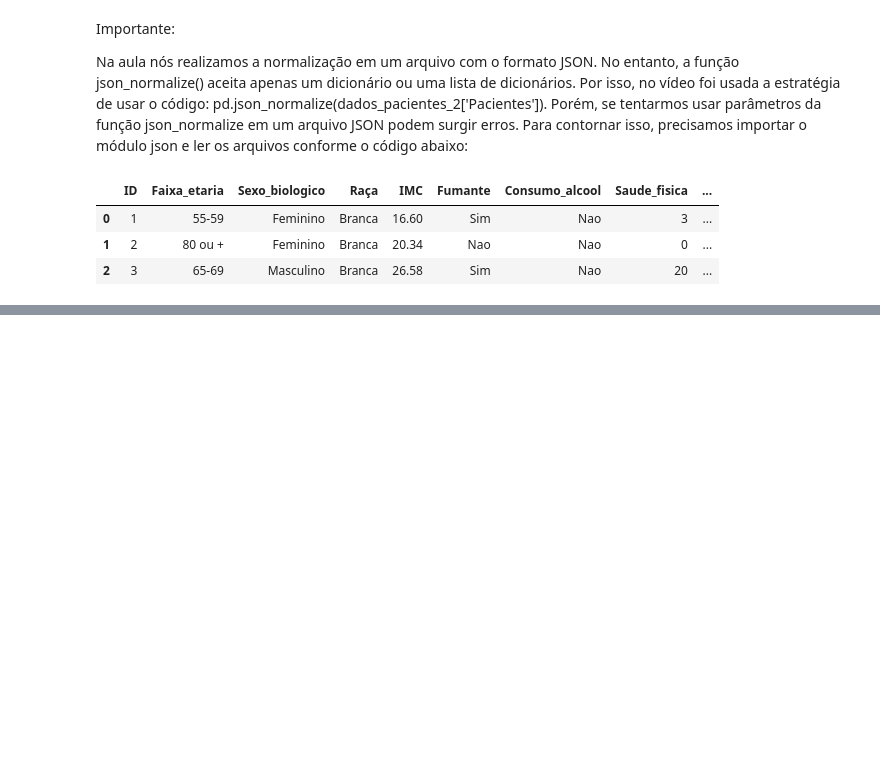
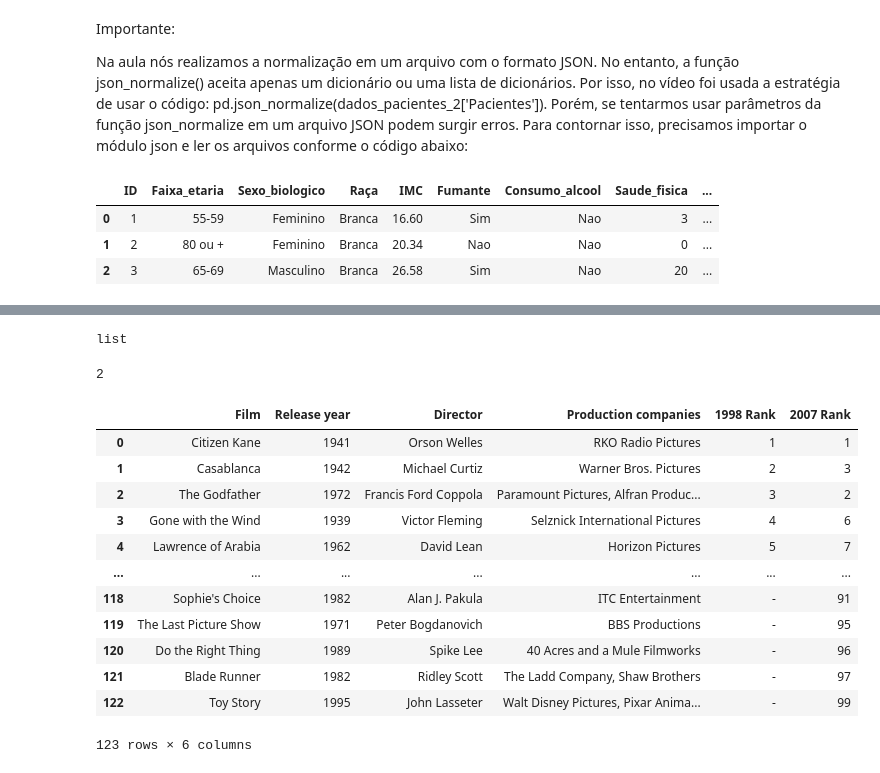
Before and after one commit to viniciusaze/python-ds, a Jupyter notebook: pandas_i_o.ipynb, the cells around one changed output, grey strips where cells are left out. Cells and saved outputs as stored; diff of their text form; code cells hidden in the pictures; blank space fills up the shorter version.

```diff
--- a/pandas_i_o.ipynb
+++ b/pandas_i_o.ipynb
@@ -316,0 +319,3 @@ pd.read_json('/content/historico_pacientes_normalizado.json')
+# %%
+dados_html = pd.read_html('/content/filmes.html')
+dados_html
@@ -316,0 +340,25 @@ pd.read_json('/content/historico_pacientes_normalizado.json')
+# %%
+type(dados_html)
+# %% [output]
+list
+# %%
+len(dados_html)
+# %% [output]
+2
+# %%
+top_filmes = dados_html[1]
+top_filmes
+# %% [output]
+|  | Film | Release year | Director | Production companies | 1998 Rank | 2007 Rank |
+| 0 | Citizen Kane | 1941 | Orson Welles | RKO Radio Pictures | 1 | 1 |
+| 1 | Casablanca | 1942 | Michael Curtiz | Warner Bros. Pictures | 2 | 3 |
+| 2 | The Godfather | 1972 | Francis Ford Coppola | Paramount Pictures, Alfran Produc... | 3 | 2 |
+| 3 | Gone with the Wind | 1939 | Victor Fleming | Selznick International Pictures | 4 | 6 |
+| 4 | Lawrence of Arabia | 1962 | David Lean | Horizon Pictures | 5 | 7 |
+| ... | ... | ... | ... | ... | ... | ... |
+| 118 | Sophie's Choice | 1982 | Alan J. Pakula | ITC Entertainment | - | 91 |
+| 119 | The Last Picture Show | 1971 | Peter Bogdanovich | BBS Productions | - | 95 |
+| 120 | Do the Right Thing | 1989 | Spike Lee | 40 Acres and a Mule Filmworks | - | 96 |
+| 121 | Blade Runner | 1982 | Ridley Scott | The Ladd Company, Shaw Brothers | - | 97 |
+| 122 | Toy Story | 1995 | John Lasseter | Walt Disney Pictures, Pixar Anima... | - | 99 |
+123 rows × 6 columns
```
Also changed, not shown: parts of 8 cells of this notebook.
